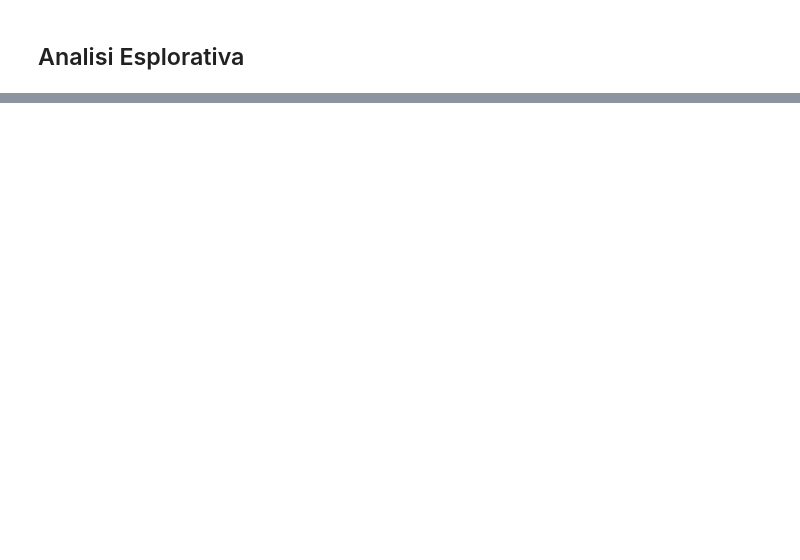
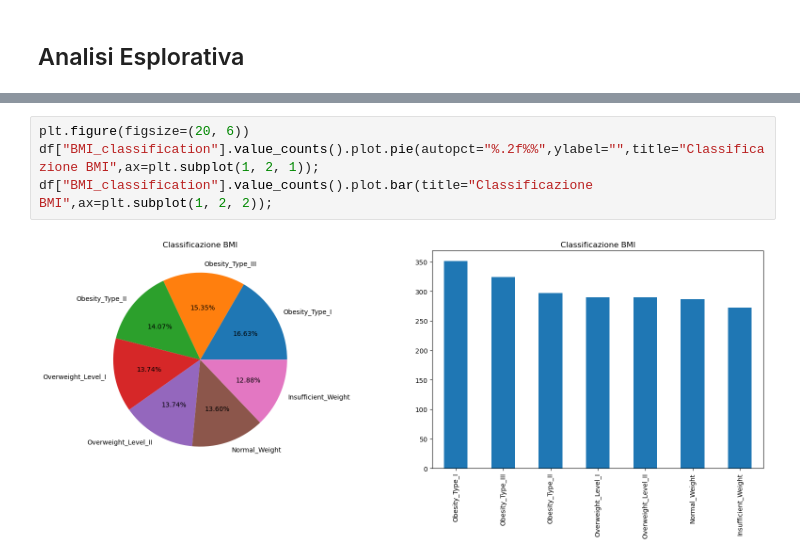
Before and after one commit to Fab-Ver/DataIntensive-Project, a Jupyter notebook: DataIntensiveProject.ipynb, the cells around one changed output, grey strips where cells are left out. Cells and saved outputs as stored; diff of their text form; blank space fills up the shorter version.

```diff
--- a/DataIntensiveProject.ipynb
+++ b/DataIntensiveProject.ipynb
@@ -153,0 +176,6 @@ df.head()
+# %%
+plt.figure(figsize=(20, 6))
+df["BMI_classification"].value_counts().plot.pie(autopct="%.2f%%",ylabel="",title="Classificazione BMI",ax=plt.subplot(1, 2, 1));
+df["BMI_classification"].value_counts().plot.bar(title="Classificazione BMI",ax=plt.subplot(1, 2, 2));
+# %% [output]
+[figure, added]
```
Also changed, not shown: parts of 57 cells of this notebook.
